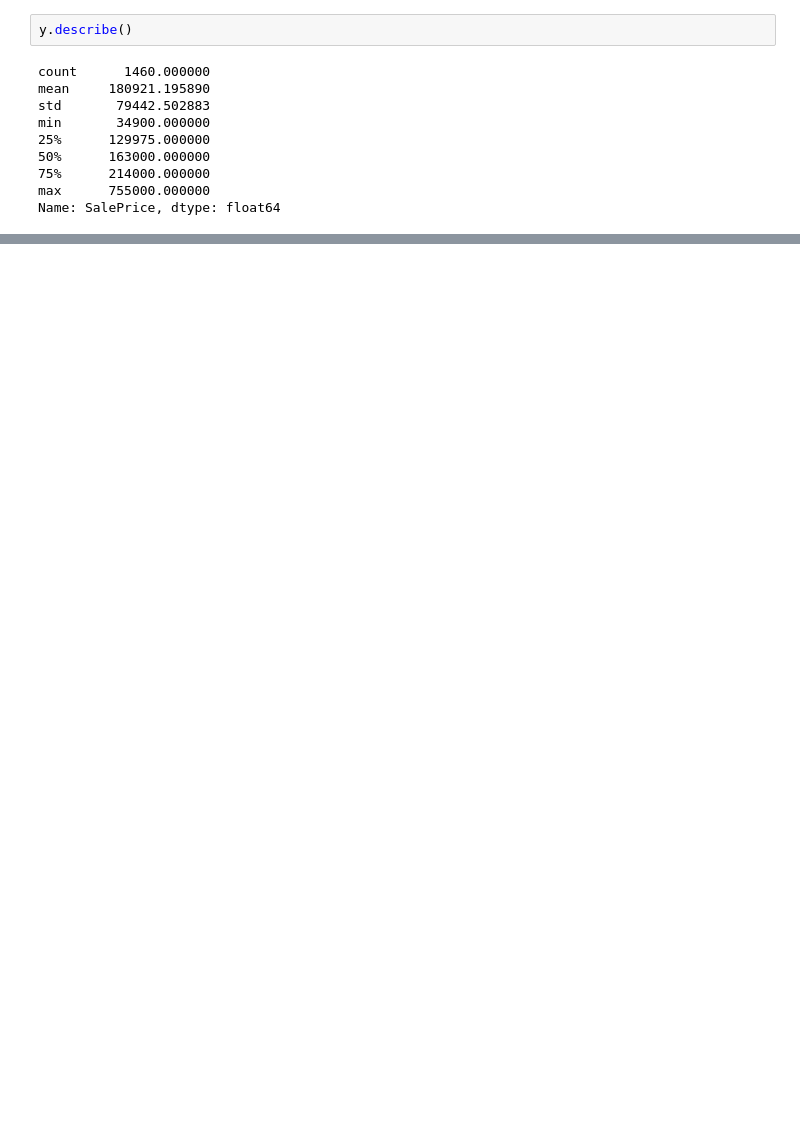
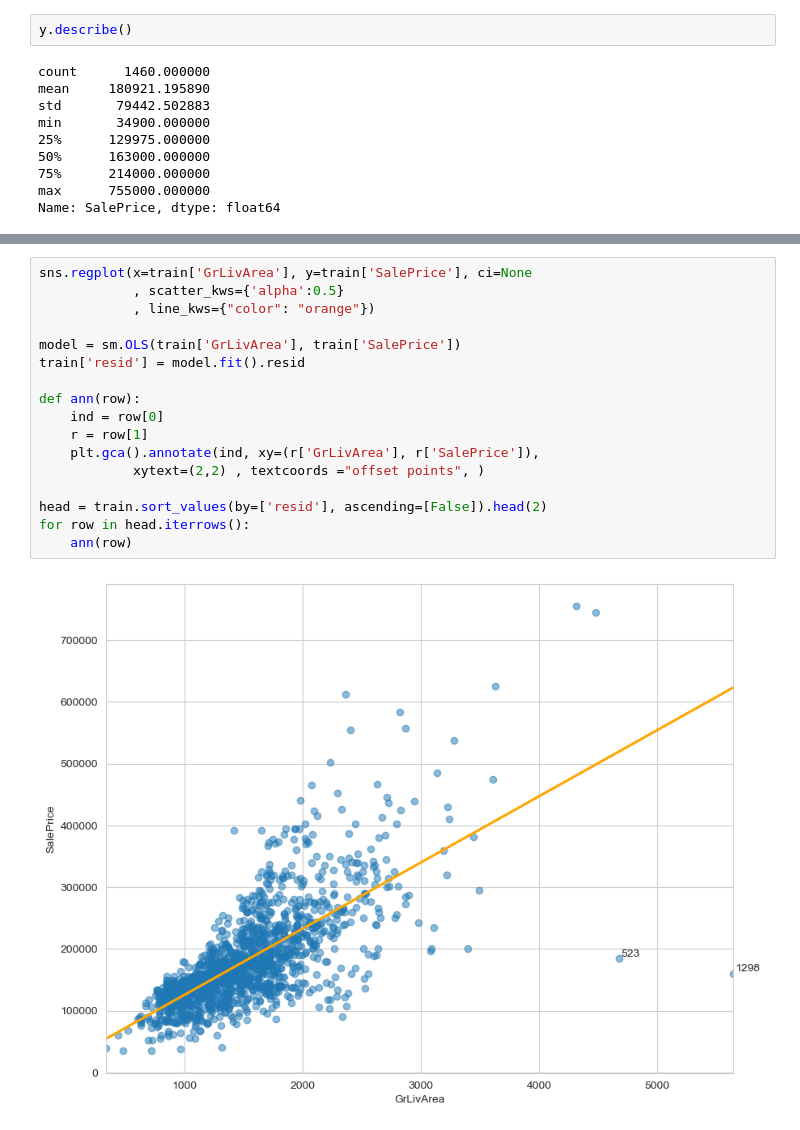
Before and after one commit to angelocandari/kag-house-price, a Jupyter notebook: kag-house-prices.ipynb, the cells around one changed output, grey strips where cells are left out. Drawn from its saved outputs; the diff is of its cells as text; blank space fills up the shorter version.

```diff
--- a/kag-house-prices.ipynb
+++ b/kag-house-prices.ipynb
@@ -172,0 +162,19 @@ sns.pairplot(train[list(g['index'])[:5] + ['SalePrice']]);
+# %%
+sns.regplot(x=train['GrLivArea'], y=train['SalePrice'], ci=None
+            , scatter_kws={'alpha':0.5}
+            , line_kws={"color": "orange"})
+
+model = sm.OLS(train['GrLivArea'], train['SalePrice'])
+train['resid'] = model.fit().resid
+
+def ann(row):
+    ind = row[0]
+    r = row[1]
+    plt.gca().annotate(ind, xy=(r['GrLivArea'], r['SalePrice']),
+            xytext=(2,2) , textcoords ="offset points", )
+
+head = train.sort_values(by=['resid'], ascending=[False]).head(2)
+for row in head.iterrows():
+    ann(row)
+# %% [output]
+[figure, added]
```
Also changed, not shown: parts of 14 cells of this notebook.
